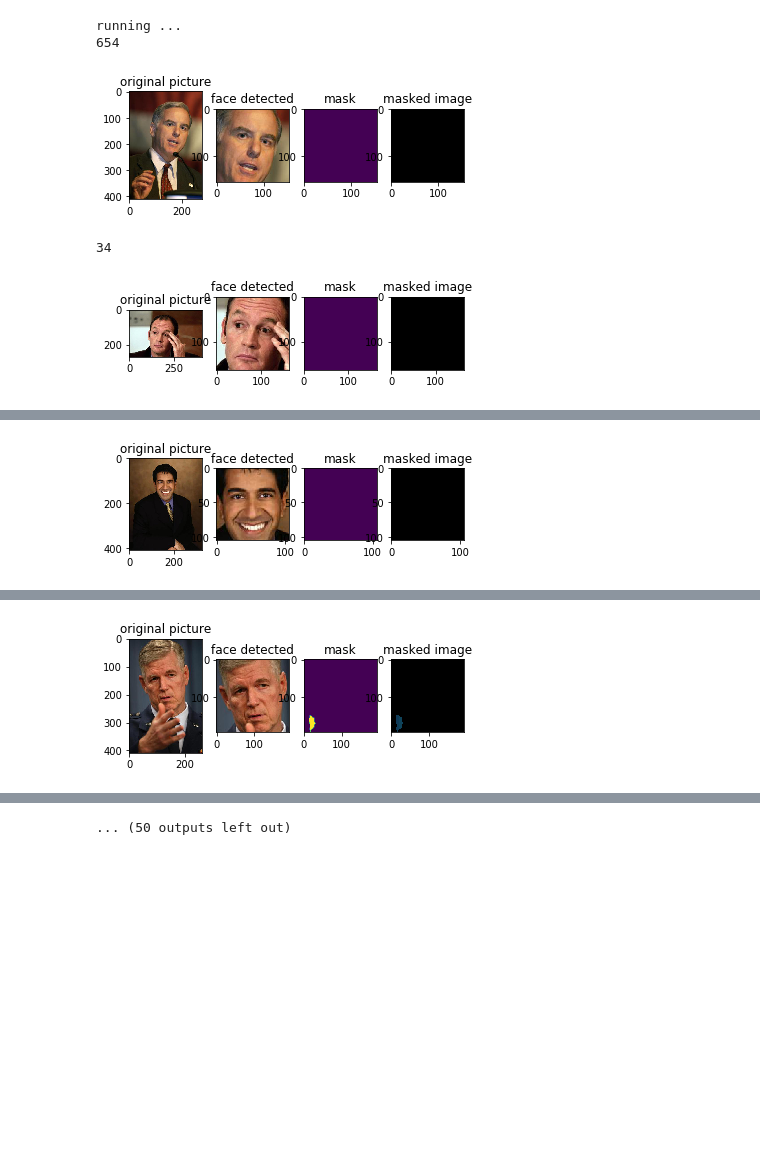
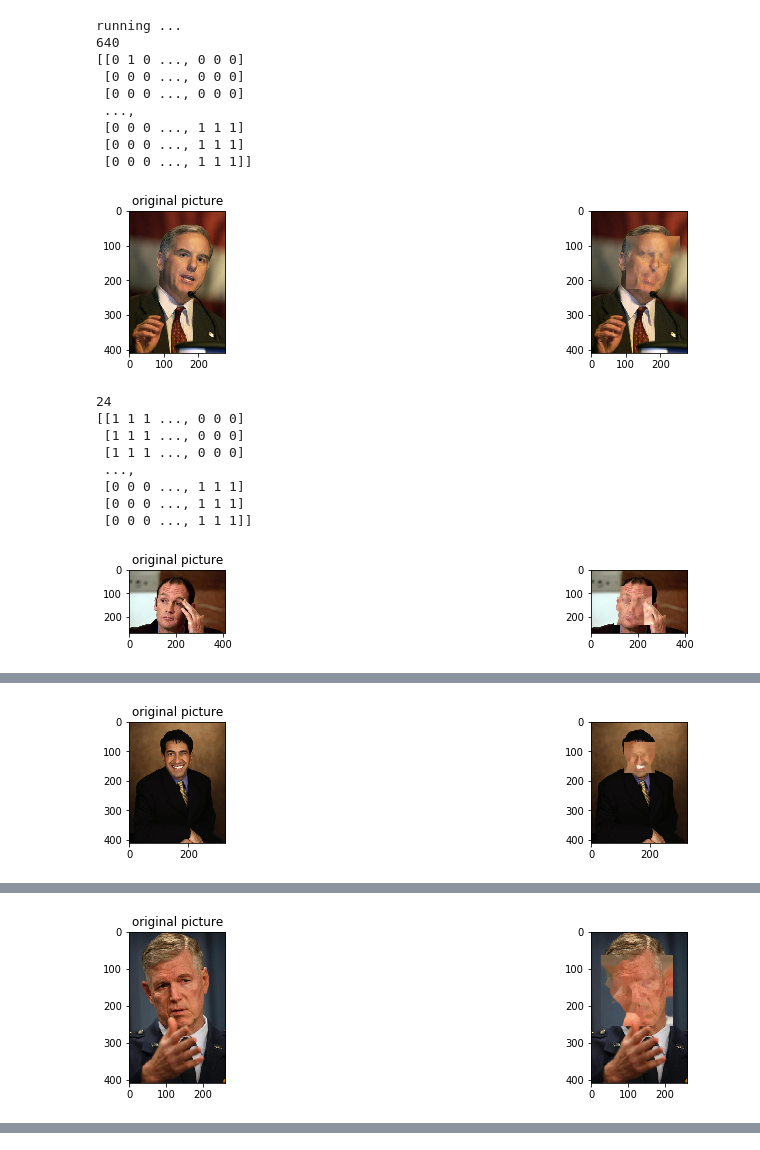
Before and after one commit to chandanmaruthi/faceDetection, a Jupyter notebook: Experiment_2_Mask_Faces_in_Images.ipynb, the cells around one changed output, grey strips where cells are left out. Cells and saved outputs as stored; diff of their text form; code cells hidden in the pictures; blank space fills up the shorter version.

Commit message:
updated Experiment_2_Mask_Faces_in_Images.ipynb refined masking

```diff
--- a/Experiment_2_Mask_Faces_in_Images.ipynb
+++ b/Experiment_2_Mask_Faces_in_Images.ipynb
@@ -40,9 +40,11 @@ def get_images_and_labels(path):
             flags=cv2.CASCADE_SCALE_IMAGE)
          # If face is detected, append the face to images and the label to labels
          for (x, y, w, h) in faces:
+             maskedImage = image[:]
              images.append(image[y: y + h, x: x + w])
              labels.append(nbr)
-             plt.subplot(1, 4, 1)
+             fig = plt.figure(figsize=(10, 30))
+             plt.subplot(1, 5, 1)
              #cv2.imshow("Adding faces to traning set...", image)
              # Show the original image
              plt.title("original picture")
@@ -52,54 +54,85 @@ def get_images_and_labels(path):
              # Show the detected face in image
              #cv2.imshow('--',image[y: y + h, x: x + w])
 
-             plt.subplot(1, 4, 2)
-             plt.title("face detected")
-             plt.imshow(image[y: y + h, x: x + w],cmap='gray')
+             #plt.subplot(1, 4, 2)
+             #plt.title("face detected")
+             #plt.imshow(image[y: y + h, x: x + w],cmap='gray')
              #plt.show()
 
              face_region = image[y: y + h, x: x + w]
-             converted = cv2.cvtColor(face_region, cv2.COLOR_BGR2HSV)
-             skinMask = cv2.inRange(converted, lower, upper)
+             converted = cv2.cvtColor(image, cv2.COLOR_BGR2HSV)
+             #skinMask = cv2.inRange(image, lower, upper)
              # apply a series of erosions and dilations to the mask
              # using an elliptical kernel
-             kernel = cv2.getStructuringElement(cv2.MORPH_ELLIPSE, (11, 11))
-             skinMask = cv2.erode(skinMask, kernel, iterations = 2)
+             #kernel = cv2.getStructuringElement(cv2.MORPH_ELLIPSE, (11, 11))
+             #skinMask = cv2.erode(skinMask, kernel, iterations = 2)
              #skinMask = cv2.dilate(skinMask, kernel, iterations = 2)
              # blur the mask to help remove noise, then apply the
              # mask to the frame
-             skinMask = cv2.GaussianBlur(skinMask, (3, 3), 0)
-             skin = cv2.bitwise_and(converted, converted, mask = skinMask)
+             #skinMask = cv2.GaussianBlur(skinMask, (3, 3), 0)
+             #skin = cv2.bitwise_and(converted, converted, mask = skinMask)
              #cv2.imshow("Face", np.hstack([converted, skin]))
 
 
-             plt.subplot(1, 4, 3)
-             plt.title("mask")
-             plt.imshow(skinMask)
+             #plt.subplot(1, 5, 3)
+             #plt.title("mask")
+             #plt.imshow(skinMask)
 
 
-             plt.subplot(1, 4, 4)
-             plt.title("masked image")
-             plt.imshow(skin)
+             #plt.subplot(1, 5, 4)
+             #plt.title("masked image")
+             #plt.imshow(skin)
+
+             plt.subplot(1, 5, 5)
+             #resImage = cv2.inpaint(image,skinMask,8,cv2.INPAINT_NS)
+             maskedImage[y: y + h, x: x + w] = get_inpainted(face_region)
+             #resImage = cv2.add(image,skinMask)
+             plt.imshow(maskedImage)
              plt.show()
 
 
              cv2.waitKey(10)
      # return the images list and labels list
      return images, labels
 
-
+def get_inpainted(img):
+    gs = cv2.cvtColor(img, cv2.COLOR_BGR2GRAY)
+    ret, thresh = cv2.threshold(gs, 70, 1, cv2.THRESH_BINARY)
+    print(thresh)
+    mask_features = 1 - thresh #1 for the dark pixels, 0 everywhere else
+    #enlarge the mask a little bit...
+    mask_features = cv2.dilate(mask_features, np.ones((8, 8), np.uint8))
+    kernel = cv2.getStructuringElement(cv2.MORPH_ELLIPSE, (11, 11))
+    skinMask = mask_features
+    #skinMask = cv2.erode(skinMask, kernel, iterations = 5)
+    #skinMask = cv2.dilate(skinMask, kernel, iterations = 5)
+    return cv2.inpaint(img, skinMask, 8, cv2.INPAINT_NS)
 
 
 images, labels = get_images_and_labels(path)
 #cv2.imshow('test',images[0])
 cv2.waitKey(1)
 
 #recognizer.train(images, np.array(labels))
 #recognizer.write('trainer/trainer.yml')
 cv2.destroyAllWindows()
 # %% [output]
 running ...
-654
+640
+[[0 1 0 ..., 0 0 0]
+ [0 0 0 ..., 0 0 0]
+ [0 0 0 ..., 0 0 0]
+ ...,
+ [0 0 0 ..., 1 1 1]
+ [0 0 0 ..., 1 1 1]
+ [0 0 0 ..., 1 1 1]]
-[figure, old version]
+[figure, new version]
-34
+24
+[[1 1 1 ..., 0 0 0]
+ [1 1 1 ..., 0 0 0]
+ [1 1 1 ..., 0 0 0]
+ ...,
+ [0 0 0 ..., 1 1 1]
+ [0 0 0 ..., 1 1 1]
+ [0 0 0 ..., 1 1 1]]
-[figure, old version]
+[figure, new version]
@@ -107 +147 @@ running ...
-[figure, old version]
+[figure, new version]
@@ -109 +156 @@ running ...
-[figure, old version]
+[figure, new version]
@@ -115 +175,0 @@ running ...
-... (50 outputs left out)
```
Also changed, not shown: parts of 1 cell of this notebook.
